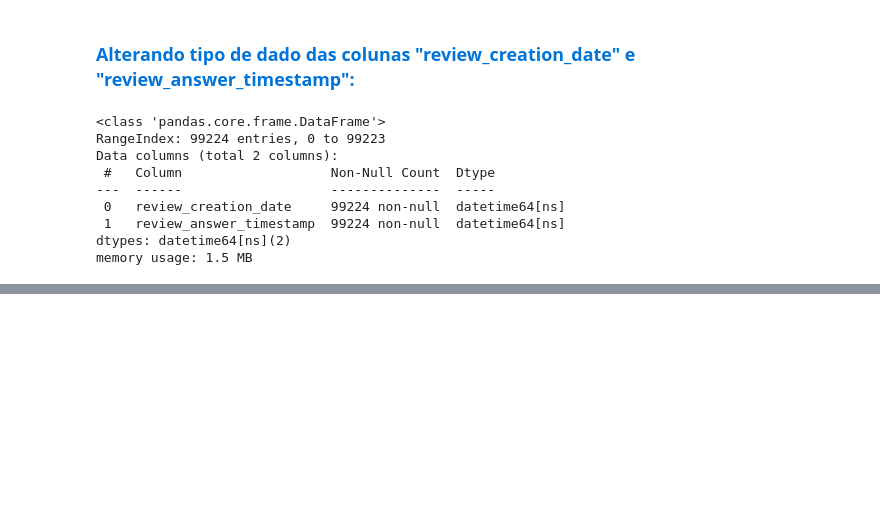
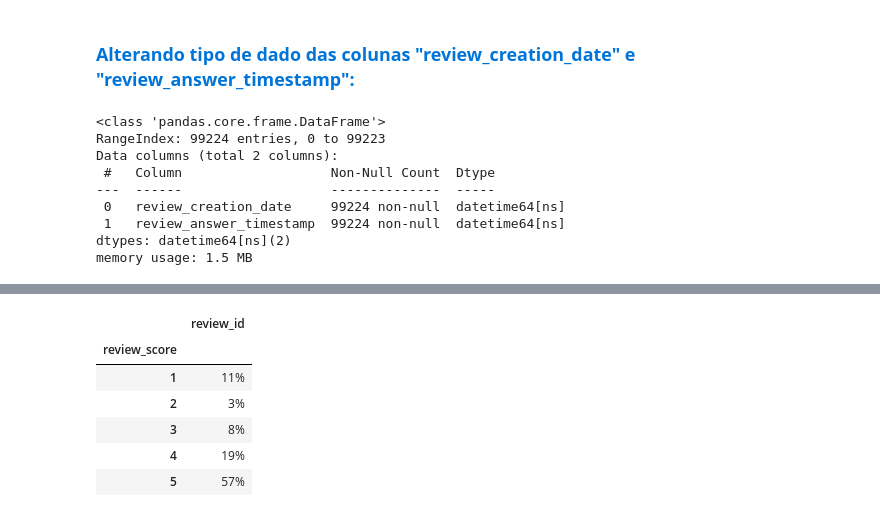
Before and after one commit to Brenno-Kenji/consumer-feedback-analysis, a Jupyter notebook: notebooks/main.ipynb, the cells around one changed output, grey strips where cells are left out. Saved outputs shown, nothing was run; the diff lists cells and outputs as text; code cells hidden in the pictures; blank space fills up the shorter version.

```diff
--- a/notebooks/main.ipynb
+++ b/notebooks/main.ipynb
@@ -647,0 +725,3 @@ olist_order_reviews_dataset.head(5)
+# %%
+total_de_linhas_review_score = olist_order_reviews_dataset['review_score'].shape[0]
+print(f'A variável "revies_score" possui {total_de_linhas_review_score:,} avaliações.')
@@ -647,0 +741,12 @@ olist_order_reviews_dataset.head(5)
+# %%
+contagem_de_notas_porcentual = (contagem_de_notas / total_de_linhas_review_score)
+contagem_de_notas_porcentual = (contagem_de_notas_porcentual * 100).astype(int).astype(str) + '%'
+contagem_de_notas_porcentual
+# %% [output]
+|  | review_id |
+| review_score |  |
+| 1 | 11% |
+| 2 | 3% |
+| 3 | 8% |
+| 4 | 19% |
+| 5 | 57% |
```
Also changed, not shown: parts of 35 cells of this notebook.
